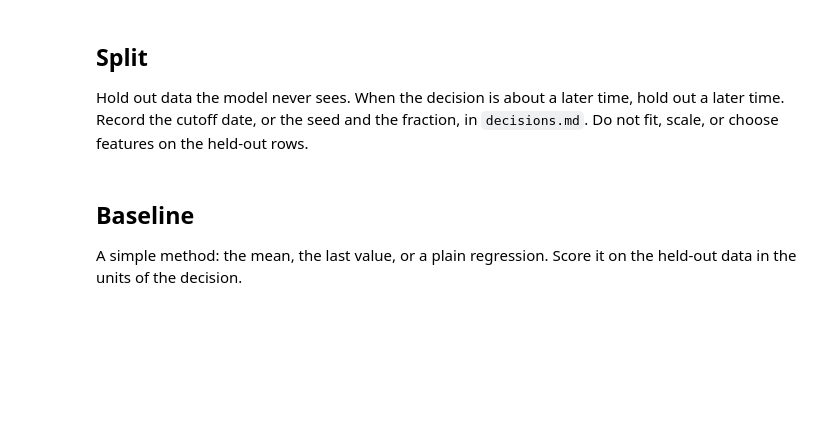
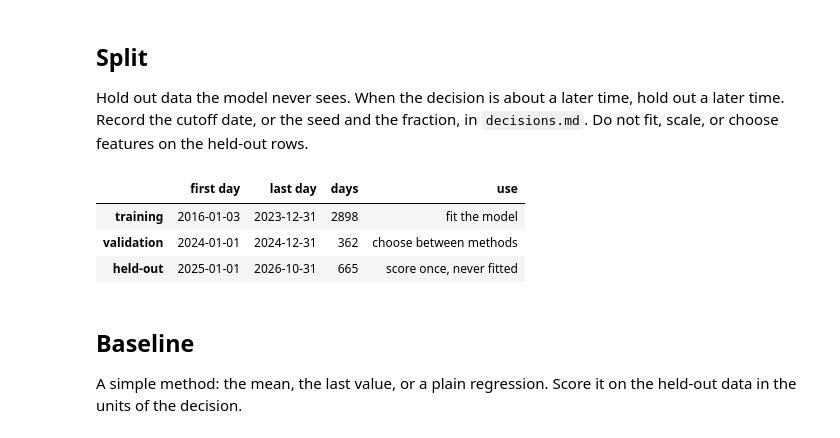
Before and after one commit to BethelT281948/aii600-final-project, a Jupyter notebook: analysis.ipynb, the cells around one changed output. Saved outputs shown, nothing was run; the diff lists cells and outputs as text; code cells hidden in the pictures; blank space fills up the shorter version.

```diff
--- a/analysis.ipynb
+++ b/analysis.ipynb
@@ -28,6 +102,22 @@ If the terms do not let you republish the files, there is no release: run the do
 ## Split
 
 Hold out data the model never sees. When the decision is about a later time, hold out a later time. Record the cutoff date, or the seed and the fraction, in `decisions.md`. Do not fit, scale, or choose features on the held-out rows.
+# %%
+days = pjm.add_known_the_day_before(days)
+train, valid, held_out = pjm.split(days)
+fit = pd.concat([train, valid])  # refit on both before the one held-out score
+
+pd.DataFrame({
+    "first day": [s.index.min().date() for s in (train, valid, held_out)],
+    "last day": [s.index.max().date() for s in (train, valid, held_out)],
+    "days": [len(s) for s in (train, valid, held_out)],
+    "use": ["fit the model", "choose between methods", "score once, never fitted"],
+}, index=["training", "validation", "held-out"])
+# %% [output]
+|  | first day | last day | days | use |
+| training | 2016-01-03 | 2023-12-31 | 2898 | fit the model |
+| validation | 2024-01-01 | 2024-12-31 | 362 | choose between methods |
+| held-out | 2025-01-01 | 2026-10-31 | 665 | score once, never fitted |
 # %% [markdown]
 ## Baseline
 
```
Also changed, not shown: parts of 16 cells of this notebook.
